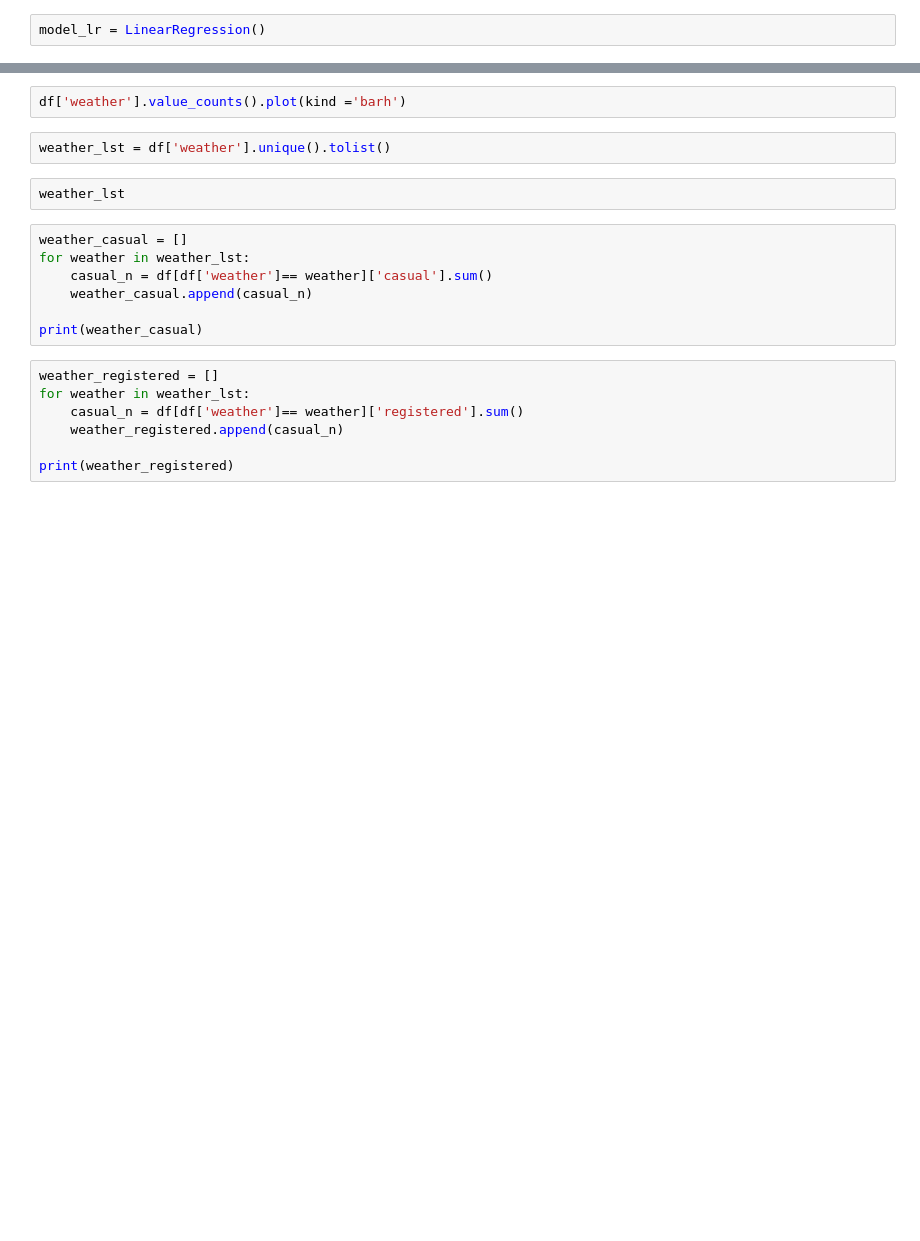
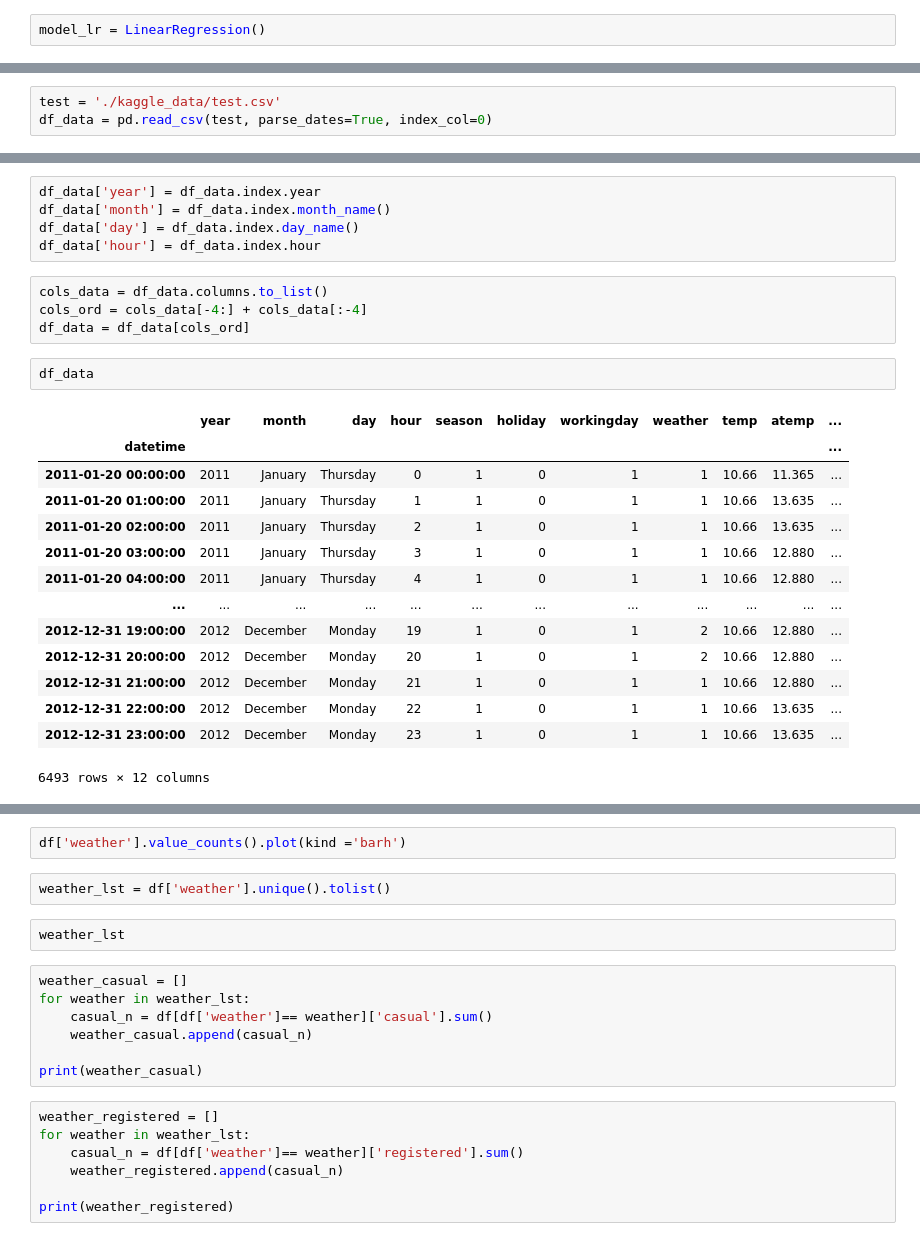
Before and after one commit to GParolini/spiced_academy_projects, a Jupyter notebook: project3_bikesharing/project3_bikesharing_parolini.ipynb, the cells around one changed output, grey strips where cells are left out. Cells and saved outputs as stored; diff of their text form; blank space fills up the shorter version.

```diff
--- a/project3_bikesharing/project3_bikesharing_parolini.ipynb
+++ b/project3_bikesharing/project3_bikesharing_parolini.ipynb
@@ -240,0 +383,3 @@ y_pred = model_lr.predict(X_train_transform)
+# %%
+test = './kaggle_data/test.csv'
+df_data = pd.read_csv(test, parse_dates=True, index_col=0)
@@ -240,0 +403,26 @@ y_pred = model_lr.predict(X_train_transform)
+# %%
+df_data['year'] = df_data.index.year
+df_data['month'] = df_data.index.month_name()
+df_data['day'] = df_data.index.day_name()
+df_data['hour'] = df_data.index.hour
+# %%
+cols_data = df_data.columns.to_list()
+cols_ord = cols_data[-4:] + cols_data[:-4]
+df_data = df_data[cols_ord]
+# %%
+df_data
+# %% [output]
+|  | year | month | day | hour | season | holiday | workingday | weather | temp | atemp | ... |
+| datetime |  |  |  |  |  |  |  |  |  |  | ... |
+| 2011-01-20 00:00:00 | 2011 | January | Thursday | 0 | 1 | 0 | 1 | 1 | 10.66 | 11.365 | ... |
+| 2011-01-20 01:00:00 | 2011 | January | Thursday | 1 | 1 | 0 | 1 | 1 | 10.66 | 13.635 | ... |
+| 2011-01-20 02:00:00 | 2011 | January | Thursday | 2 | 1 | 0 | 1 | 1 | 10.66 | 13.635 | ... |
+| 2011-01-20 03:00:00 | 2011 | January | Thursday | 3 | 1 | 0 | 1 | 1 | 10.66 | 12.880 | ... |
+| 2011-01-20 04:00:00 | 2011 | January | Thursday | 4 | 1 | 0 | 1 | 1 | 10.66 | 12.880 | ... |
+| ... | ... | ... | ... | ... | ... | ... | ... | ... | ... | ... | ... |
+| 2012-12-31 19:00:00 | 2012 | December | Monday | 19 | 1 | 0 | 1 | 2 | 10.66 | 12.880 | ... |
+| 2012-12-31 20:00:00 | 2012 | December | Monday | 20 | 1 | 0 | 1 | 2 | 10.66 | 12.880 | ... |
+| 2012-12-31 21:00:00 | 2012 | December | Monday | 21 | 1 | 0 | 1 | 1 | 10.66 | 12.880 | ... |
+| 2012-12-31 22:00:00 | 2012 | December | Monday | 22 | 1 | 0 | 1 | 1 | 10.66 | 13.635 | ... |
+| 2012-12-31 23:00:00 | 2012 | December | Monday | 23 | 1 | 0 | 1 | 1 | 10.66 | 13.635 | ... |
+6493 rows × 12 columns
```
Also changed, not shown: parts of 68 cells of this notebook, 10 other files.
